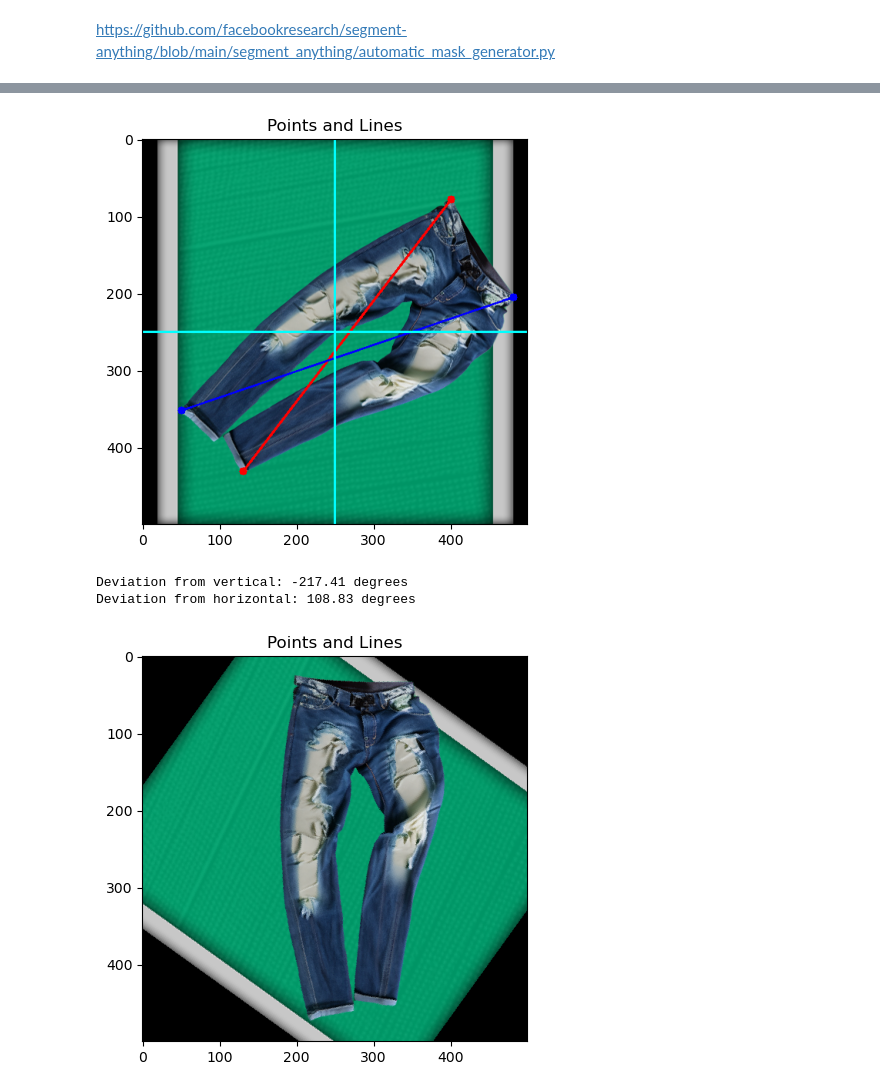
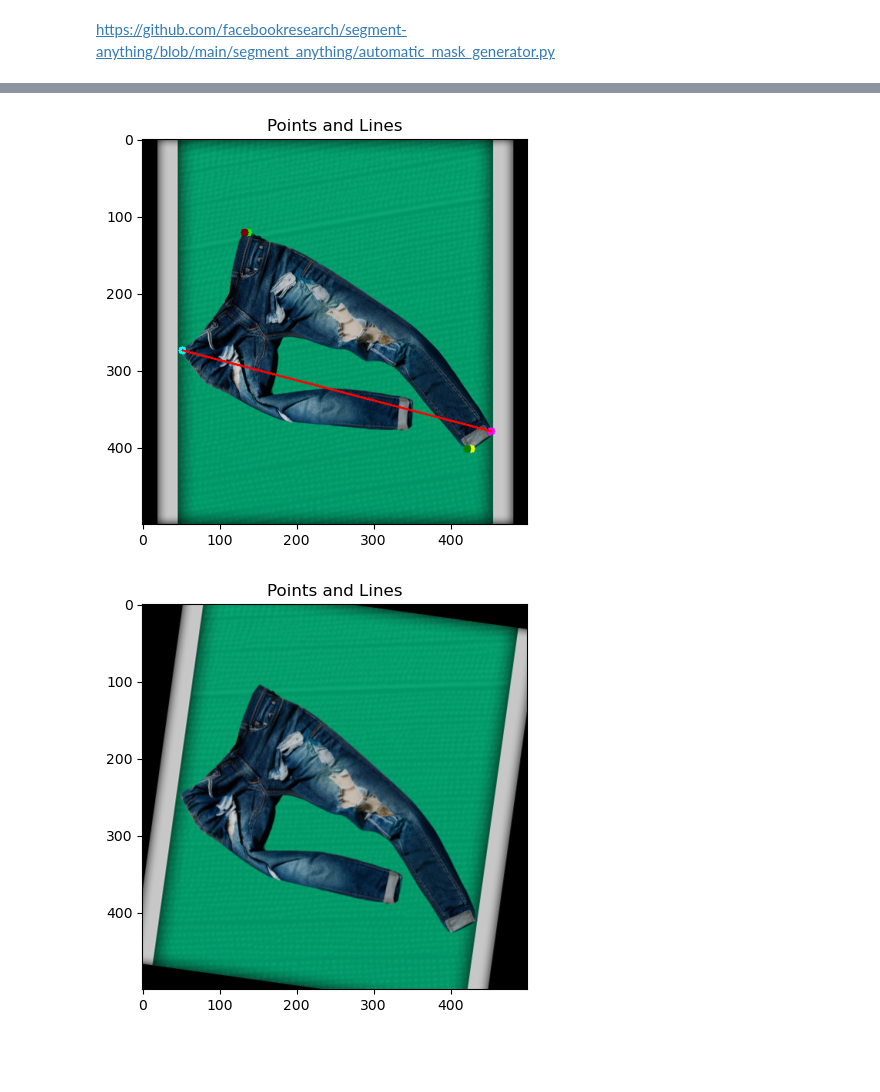
Before and after one commit to kohnmart/master-projekt, a Jupyter notebook: notebooks/pytorch/segmentation/sam_segmentation.ipynb, the cells around one changed output, grey strips where cells are left out. Drawn from its saved outputs; the diff is of its cells as text; code cells hidden in the pictures; blank space fills up the shorter version.

```diff
--- a/notebooks/pytorch/segmentation/sam_segmentation.ipynb
+++ b/notebooks/pytorch/segmentation/sam_segmentation.ipynb
@@ -74,7 +74,7 @@ for root, dirs, files in os.walk(relative_path):
 
     # Iterate over files in the current directory
     for i in range(20, 21):
-        fullpath = os.path.join(relative_path, '20240527_183622.png')
+        fullpath = os.path.join(relative_path, '20240527_183819.png')
 
         orig_image = Image.open(fullpath)
         orig_image = orig_image.rotate(0)
@@ -141,21 +240,31 @@ def calculate_deviation_from_horizontal(west, east):
 # %%
+def plot_points(image, points_dict, radius=5):
+    image = np.asarray(image)
+    colors = {
+        "northernmost_west": (255, 0, 0),
+        "northernmost_east": (0, 255, 0),
+        "southernmost_west": (0, 0, 255),
+        "southernmost_east": (255, 255, 0),
+        "easternmost": (255, 0, 255),
+        "westernmost": (0, 255, 255),
+        "northernmost": (128, 0, 0),
+        "southernmost": (0, 128, 0)
+    }
 
-def plot_points(image, points, color=(0, 255, 0), radius=5):
-    image = np.asarray(image)
-    colors = [
-        (255, 0, 0), # north
-        (255, 0, 0), # south
-        (0, 0, 255), # east
-        (0, 0, 255), # west
-    ]
+    for key, point in points_dict.items():
+        cv2.circle(image, (point[1], point[0]), radius, colors[key], -1)
 
-    for i, point in enumerate(points):
-        cv2.circle(image, (point[1], point[0]), radius, colors[i], -1)
+    # # Draw lines connecting the extreme points for visualization
+    #cv2.line(image, (points_dict["northernmost"][1], points_dict["northernmost"][0]), (points_dict["easternmost"][1], points_dict["easternmost"][0]), (255, 0, 0), 2)
+    cv2.line(image, (points_dict["westernmost"][1], points_dict["westernmost"][0]), (points_dict["easternmost"][1], points_dict["easternmost"][0]), (255, 0, 0), 2)
+    #cv2.line(image, (points_dict["northernmost_east"][1], points_dict["northernmost_east"][0]), (points_dict["southernmost_east"][1], points_dict["southernmost_east"][0]), (0, 255, 0), 2)
+    #cv2.line(image, (points_dict["easternmost"][1], points_dict["easternmost"][0]), (points_dict["southernmost"][1], points_dict["southernmost"][0]), (0, 0, 255), 2)
+    #cv2.line(image, (points_dict["westernmost"][1], points_dict["westernmost"][0]), (points_dict["southernmost"][1], points_dict["southernmost"][0]), (0, 0, 255), 2)
+    #cv2.line(image, (points_dict["southernmost_west"][1], points_dict["southernmost_west"][0]), (points_dict["southernmost_east"][1], points_dict["southernmost_east"][0]), (255, 255, 0), 2)
 
-    cv2.line(image, (north[1], north[0]), (south[1], south[0]), (255, 0, 0), 2) # predicted vertical line
-    cv2.line(image, (west[1], west[0]), (east[1], east[0]), (0, 0, 255), 2) # predicted horizontal line
-    cv2.line(image, (250, 0), (250, 500), (0, 255, 255), 2) # vertical line
-    cv2.line(image, (0, 250), (500, 250), (0, 255, 255), 2) # horizontal line
+    # # Fixed reference lines (optional)
+    # cv2.line(image, (250, 0), (250, 500), (0, 255, 255), 2) # vertical line
+    # cv2.line(image, (0, 250), (500, 250), (0, 255, 255), 2) # horizontal line
 
     plt.figure(figsize=(5, 5))
     plt.imshow(image)
@@ -199,28 +308,34 @@ if (bbox[1] + bbox[3] <= 490) and (bbox[1] >= 5):
     west = coords[np.argmin(coords[:, 1])]
     east = coords[np.argmax(coords[:, 1])]
 
-    print("ANG ANG")
-    ang = calculate_angle_between_lines(north, south, west, east)
-    print(ang)
-    plot_points(orig_image, [north, south, west, east])
+    print(orig_image.size)
 
-    deviation_v = calculate_deviation_from_vertical(north, south)
+    points = get_extreme_points_from_mask(mask)
+    print(points)
 
-    if deviation_v < 0:
-        deviation_v = -180 + deviation_v
+    rot_image = process_clothing_image(np.array(orig_image), north, south, east, west)
+
+#     print("ANG ANG")
+#     ang = calculate_angle_between_lines(north, south, west, east)
+#     print(ang)
+    plot_points(orig_image, points)
+
+#     deviation_v = calculate_deviation_from_vertical(north, south)
+
+#     if deviation_v < 0:
+#         deviation_v = -180 + deviation_v
 
 
-    print(f"Deviation from vertical: {deviation_v:.2f} degrees")
+#     print(f"Deviation from vertical: {deviation_v:.2f} degrees")
 
-    deviation_h = calculate_deviation_from_horizontal(west, east)
-    print(f"Deviation from horizontal: {deviation_h:.2f} degrees")
+#     deviation_h = calculate_deviation_from_horizontal(west, east)
+#     print(f"Deviation from horizontal: {deviation_h:.2f} degrees")
 
-    totla = (deviation_v + deviation_h) / 2
+#     totla = (deviation_v + deviation_h) / 2
 
-    img_rot = orig_image.rotate(-totla)
 
     plt.figure(figsize=(5, 5))
-    plt.imshow(img_rot)
+    plt.imshow(rot_image)
     plt.title("Points and Lines")
     plt.show()
 
@@ -232,5 +352,3 @@ ANG ANG
-[figure, old version]
+[figure, new version]
-Deviation from vertical: -217.41 degrees
-Deviation from horizontal: 108.83 degrees
-[figure, old version]
+[figure, new version]
 # %%
```
Also changed, not shown: parts of 5 cells of this notebook, 4 other files.
